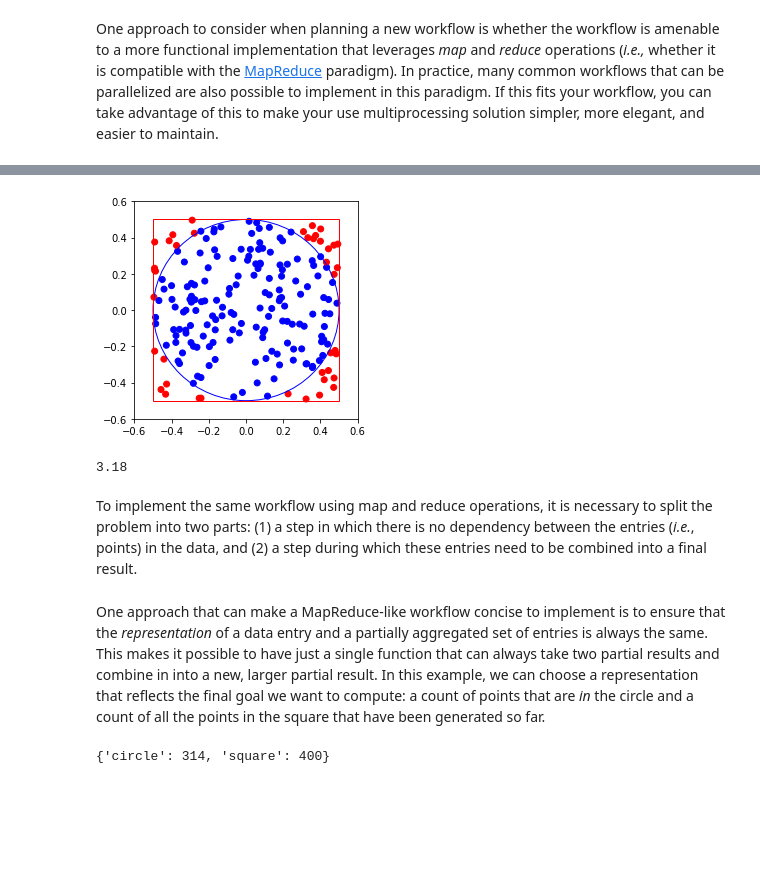
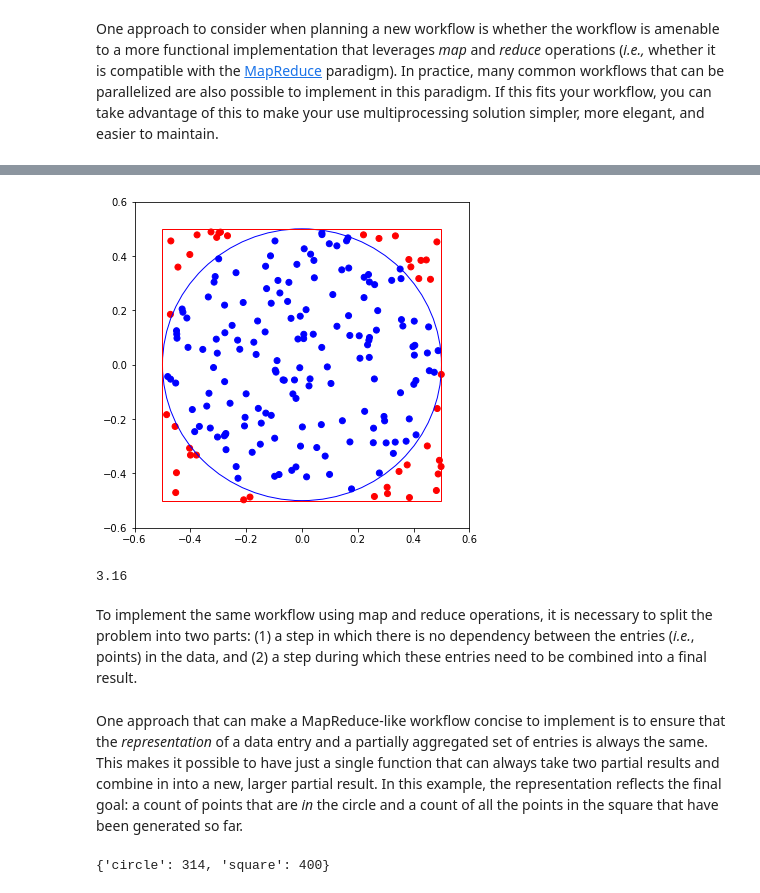
Before and after one commit to python-supply/map-reduce-and-multiprocessing, a Jupyter notebook: map-reduce-and-multiprocessing.ipynb, the cells around one changed output, grey strips where cells are left out. Drawn from its saved outputs; the diff is of its cells as text; code cells hidden in the pictures; blank space fills up the shorter version.

```diff
--- a/map-reduce-and-multiprocessing.ipynb
+++ b/map-reduce-and-multiprocessing.ipynb
@@ -23,35 +25,43 @@ This can then be used to compute the approximation $\pi \approx 4 \cdot \frac{k}
 # %%
 import matplotlib.pyplot as plt
 import matplotlib.pyplot as fig
 import matplotlib.patches as pch
 import numpy as np
 
 # Draw the Cartesian plane between (-0.6, -0,6) and (0.6, 0.6).
-fig = plt.figure(figsize=fig.figaspect(1))
+fig = plt.figure(figsize=(6, 6))
 axes = fig.add_subplot(1, 1, 1)
 axes.set_xlim(-0.6, 0.6)
 axes.set_ylim(-0.6, 0.6)
 
 # Center at origin a circle of diameter 1 and a square of area 1.
-axes.add_patch(plt.Circle((0, 0), radius=0.5, edgecolor='b', facecolor='None'))
-axes.add_patch(pch.Rectangle((-0.5, -0.5), 1, 1, edgecolor='r', facecolor='None'))
+axes.add_patch(
+    plt.Circle(
+        (0, 0), radius=0.5, edgecolor='b', facecolor='None'
+    )
+)
+axes.add_patch(
+    pch.Rectangle(
+        (-0.5, -0.5), 1, 1, edgecolor='r', facecolor='None'
+    )
+)
 
 # Add random points and color them blue if they are in the circle.
 n = 200
 (x, y) = (-0.5 + np.random.rand(n), -0.5 + np.random.rand(n))
 colors = ['b' if (x[i]**2 + y[i]**2 <= 0.5**2) else 'r' for i in range(n)]
 plt.scatter(x, y, c=colors)
 
 # Show the plot and the fraction of points inside the circle.
 plt.show()
-4 * colors.count('b') / len(colors)
+print(4 * colors.count('b') / len(colors))
 # %% [output]
-[figure, old version]
+[figure, new version]
-3.18
+3.16
 # %% [markdown]
 To implement the same workflow using map and reduce operations, it is necessary to split the problem into two parts: (1) a step in which there is no dependency between the entries (*i.e.*, points) in the data, and (2) a step during which these entries need to be combined into a final result.
 # %% [markdown]
-One approach that can make a MapReduce-like workflow concise to implement is to ensure that the *representation* of a data entry and a partially aggregated set of entries is always the same. This makes it possible to have just a single function that can always take two partial results and combine in into a new, larger partial result. In this example, we can choose a representation that reflects the final goal we want to compute: a count of points that are *in* the circle and a count of all the points in the square that have been generated so far.
+One approach that can make a MapReduce-like workflow concise to implement is to ensure that the *representation* of a data entry and a partially aggregated set of entries is always the same. This makes it possible to have just a single function that can always take two partial results and combine in into a new, larger partial result. In this example, the representation reflects the final goal: a count of points that are *in* the circle and a count of all the points in the square that have been generated so far.
 # %%
 {
     "circle": 314,
```
Also changed, not shown: parts of 21 cells of this notebook.
